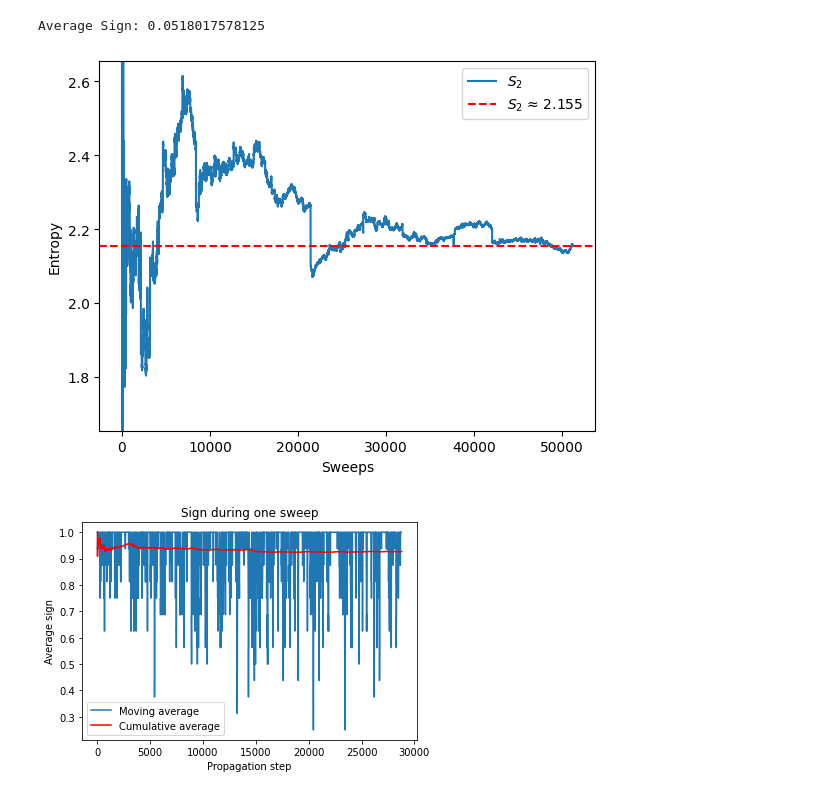
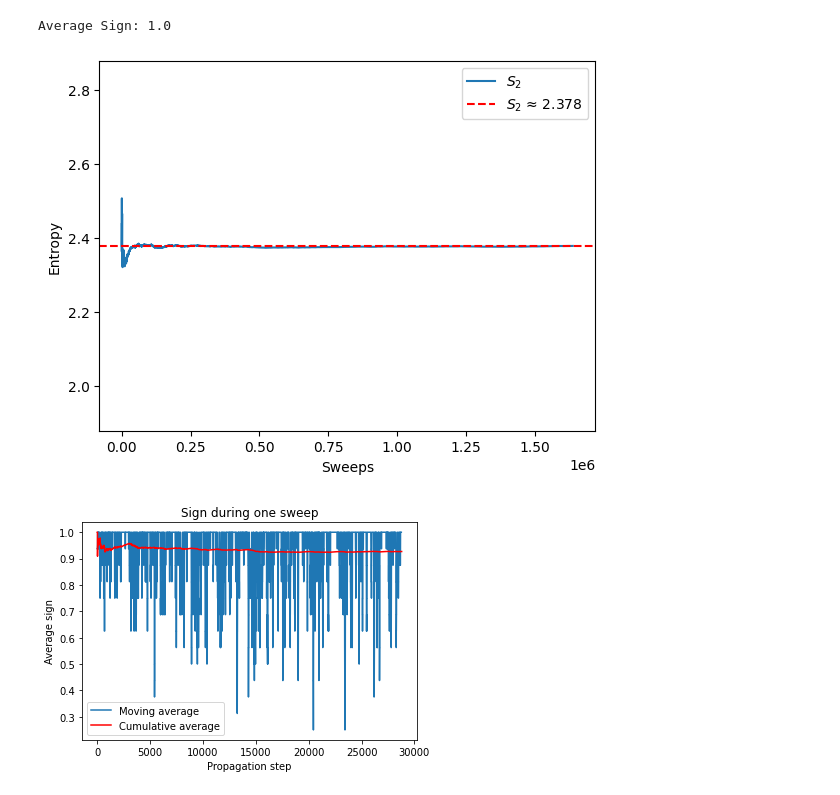
Before and after one commit to Terkadur/AFQMC, a Jupyter notebook: plot.ipynb, the cells around one changed output. Saved outputs shown, nothing was run; the diff lists cells and outputs as text; code cells hidden in the pictures.

```diff
--- a/plot.ipynb
+++ b/plot.ipynb
@@ -115,10 +115,10 @@ def plot_etgent_conv(EtgEnt_path, filling=None, U=None, partition=None):
         if index == -1:
             raise Exception("partition not found")
     # index = 0
-    ref = file["S2_signed_conv"][index]
+    ref = file["S2_switch_conv"][index]
     conv_etgent = np.array(file[ref])
-    print("Average Sign:", np.array(file[file["sgnprob_conv"][index]])[-1])
-    sweep_nums = range(1, 16*len(conv_etgent)+1)
+    print("Average Sign:", np.array(file[file["sgnprob_switch_conv"][index]])[-1])
+    sweep_nums = range(1, 16*len(conv_etgent)+1, 16)
 
     plt.plot(sweep_nums, conv_etgent, label="$S_2$")
     plt.axhline(y = conv_etgent[-1], color = "r", linestyle = "dashed", label="$S_2$ ≈ {:.3f}".format(conv_etgent[-1]))
@@ -127,26 +127,26 @@ def plot_etgent_conv(EtgEnt_path, filling=None, U=None, partition=None):
     plt.ylim((conv_etgent[-1] - 0.5, conv_etgent[-1] + 0.5))
     plt.legend()
 # %%
-plot_etgent_conv("./data_with_new_sgn/3x3/processed/EtgEnt_Prod_LA3_U2.0_beta6.0.jld", filling=(4, 4))
+plot_etgent_conv("./data_with_new_sgn/3x3/processed/EtgEnt_LA3_U2.0_beta6.0.jld", filling=(5, 5))
 # file = h5py.File("./data_with_sgn/3x3/processed/EtgEnt_NoReset_LA3_U2.0_beta6.0.jld")
 
 # filling = (4, 4)
 # if type(filling) == tuple:
 #     index = -1
 #     for (i, ref) in enumerate(list(file["filling"])):
 #         if str(filling) == str(np.array(file[ref])):
 #             index = i
 #             break
 #     if index == -1:
 #         raise Exception("Filling not found")
 
 # ref = file["sgnprob_conv"][index]
 # sgnprob = np.array(file[ref])
 # plt.plot(sgnprob)
 # print(sgnprob[-1])
 # %% [output]
-Average Sign: 0.0518017578125
+Average Sign: 1.0
-[figure, old version]
+[figure, new version]
 # %%
 file = h5py.File("./data/test/PropSgn_LA8_N24_U14.0_beta18.0_seed1234.jld")
 
```
Also changed, not shown: 7 other files.
